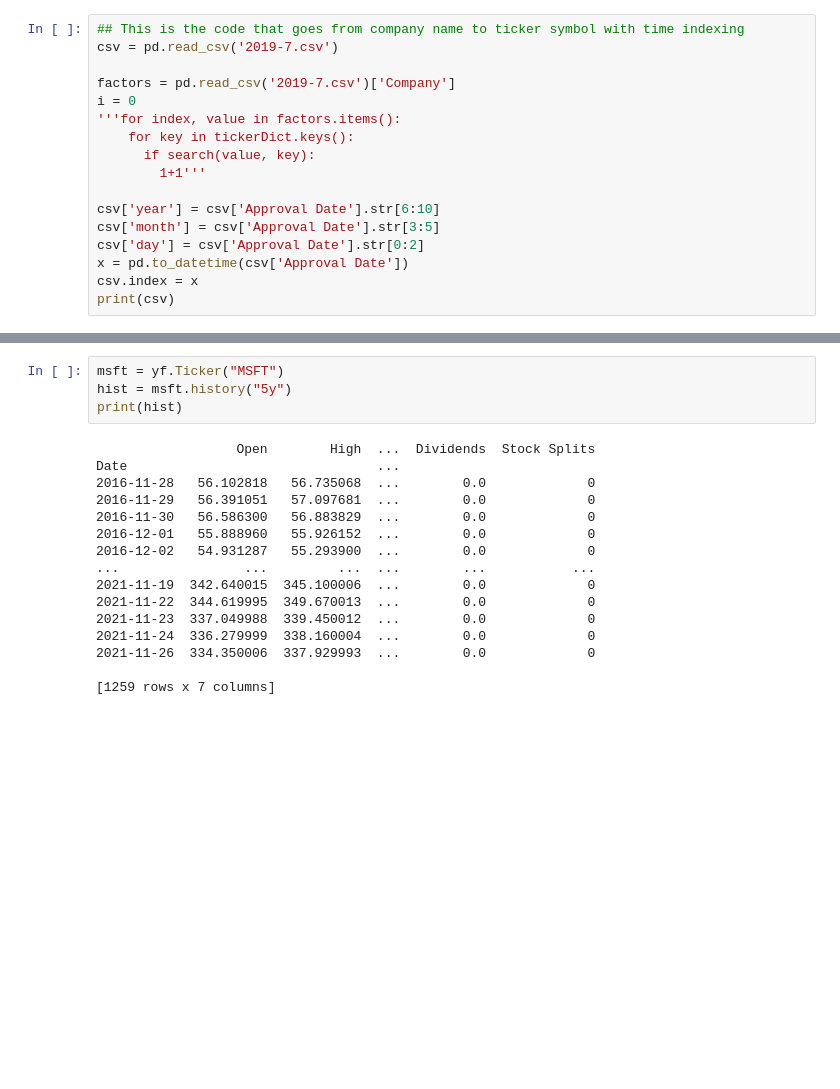
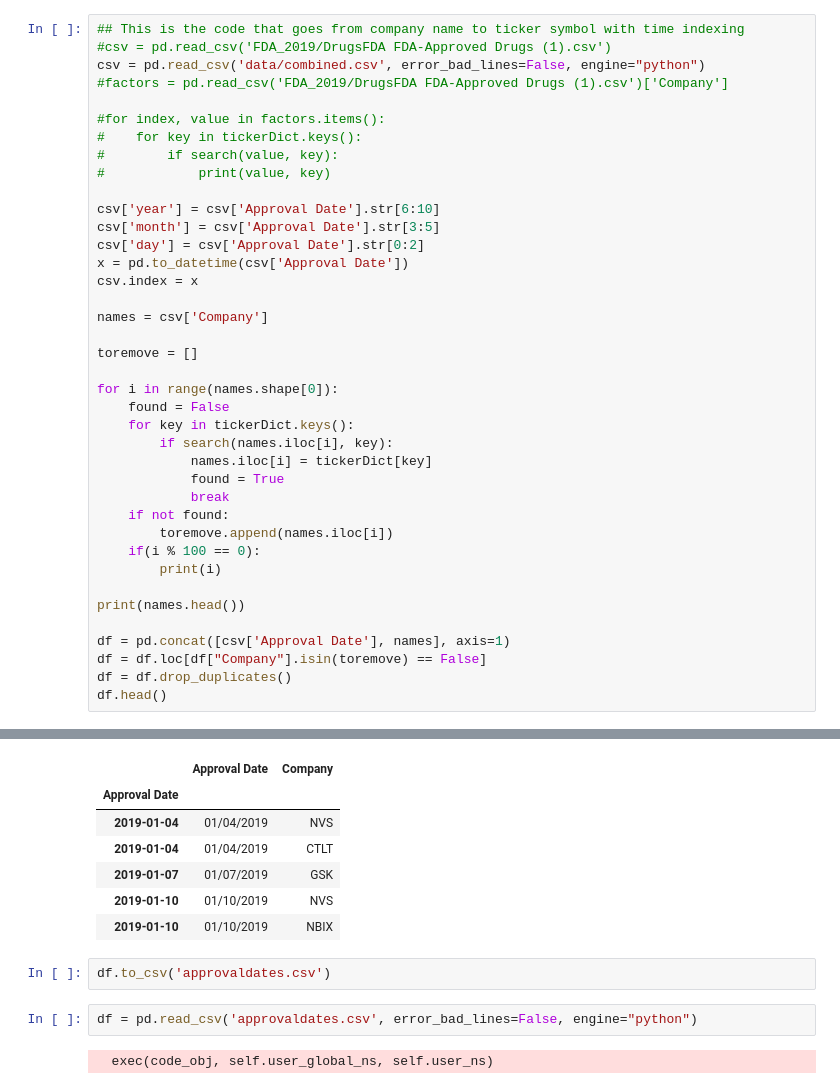
Before and after one commit to amodq/FDATradingStrategy, a Jupyter notebook: BioTech_Notebook.ipynb, the cells around one changed output, grey strips where cells are left out. Cells and saved outputs as stored; diff of their text form; blank space fills up the shorter version.

```diff
--- a/BioTech_Notebook.ipynb
+++ b/BioTech_Notebook.ipynb
@@ -47,18 +31,40 @@ KeyError: ignored
 # %%
 ## This is the code that goes from company name to ticker symbol with time indexing
-csv = pd.read_csv('2019-7.csv')
+#csv = pd.read_csv('FDA_2019/DrugsFDA FDA-Approved Drugs (1).csv')
+csv = pd.read_csv('data/combined.csv', error_bad_lines=False, engine="python")
+#factors = pd.read_csv('FDA_2019/DrugsFDA FDA-Approved Drugs (1).csv')['Company']
 
-factors = pd.read_csv('2019-7.csv')['Company']
-i = 0
-'''for index, value in factors.items():
-    for key in tickerDict.keys():
-      if search(value, key):
-        1+1'''
+#for index, value in factors.items():
+#    for key in tickerDict.keys():
+#        if search(value, key):
+#            print(value, key)
 
 csv['year'] = csv['Approval Date'].str[6:10]
 csv['month'] = csv['Approval Date'].str[3:5]
 csv['day'] = csv['Approval Date'].str[0:2]
 x = pd.to_datetime(csv['Approval Date'])
 csv.index = x
-print(csv)
+
+names = csv['Company']
+
+toremove = []
+
+for i in range(names.shape[0]):
+    found = False
+    for key in tickerDict.keys():
+        if search(names.iloc[i], key):
+            names.iloc[i] = tickerDict[key]
+            found = True
+            break
+    if not found:
+        toremove.append(names.iloc[i])
+    if(i % 100 == 0):
+        print(i)
+
+print(names.head())
+
+df = pd.concat([csv['Approval Date'], names], axis=1)
+df = df.loc[df["Company"].isin(toremove) == False]
+df = df.drop_duplicates()
+df.head()
 # %% [output]
@@ -80,20 +105,13 @@ Approval Date                                         ...
+|  | Approval Date | Company |
+| Approval Date |  |  |
+| 2019-01-04 | 01/04/2019 | NVS |
+| 2019-01-04 | 01/04/2019 | CTLT |
+| 2019-01-07 | 01/07/2019 | GSK |
+| 2019-01-10 | 01/10/2019 | NVS |
+| 2019-01-10 | 01/10/2019 | NBIX |
-# %%
-msft = yf.Ticker("MSFT")
-hist = msft.history("5y")
-print(hist)
-# %% [output]
-                  Open        High  ...  Dividends  Stock Splits
-Date                                ...
-2016-11-28   56.102818   56.735068  ...        0.0             0
-2016-11-29   56.391051   57.097681  ...        0.0             0
-2016-11-30   56.586300   56.883829  ...        0.0             0
-2016-12-01   55.888960   55.926152  ...        0.0             0
-2016-12-02   54.931287   55.293900  ...        0.0             0
-...                ...         ...  ...        ...           ...
-2021-11-19  342.640015  345.100006  ...        0.0             0
-2021-11-22  344.619995  349.670013  ...        0.0             0
-2021-11-23  337.049988  339.450012  ...        0.0             0
-2021-11-24  336.279999  338.160004  ...        0.0             0
-2021-11-26  334.350006  337.929993  ...        0.0             0
-
-[1259 rows x 7 columns]
+# %%
+df.to_csv('approvaldates.csv')
+# %%
+df = pd.read_csv('approvaldates.csv', error_bad_lines=False, engine="python")
+# %% [output]
+  exec(code_obj, self.user_global_ns, self.user_ns)
```
Also changed, not shown: parts of 19 cells of this notebook, 22 other files.
